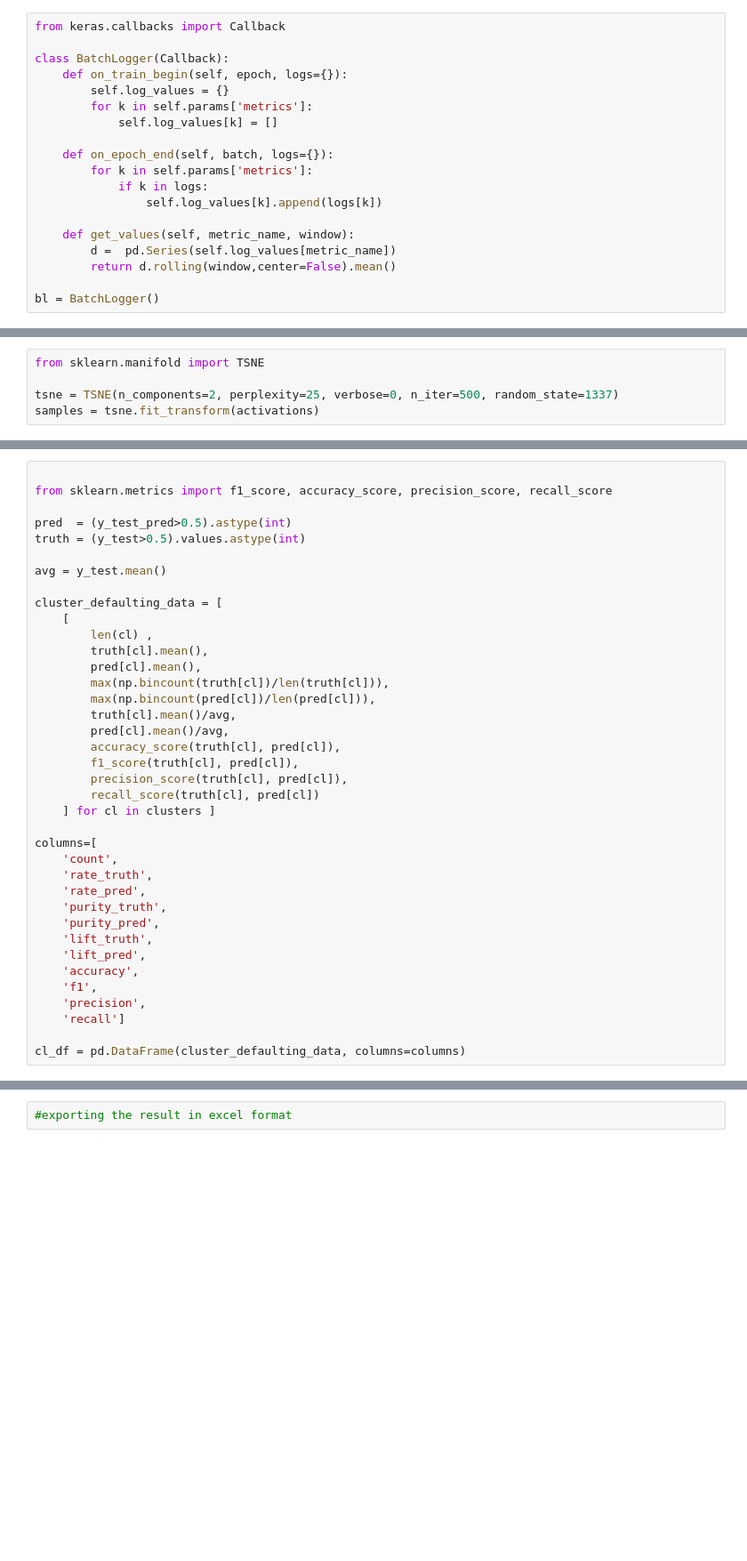
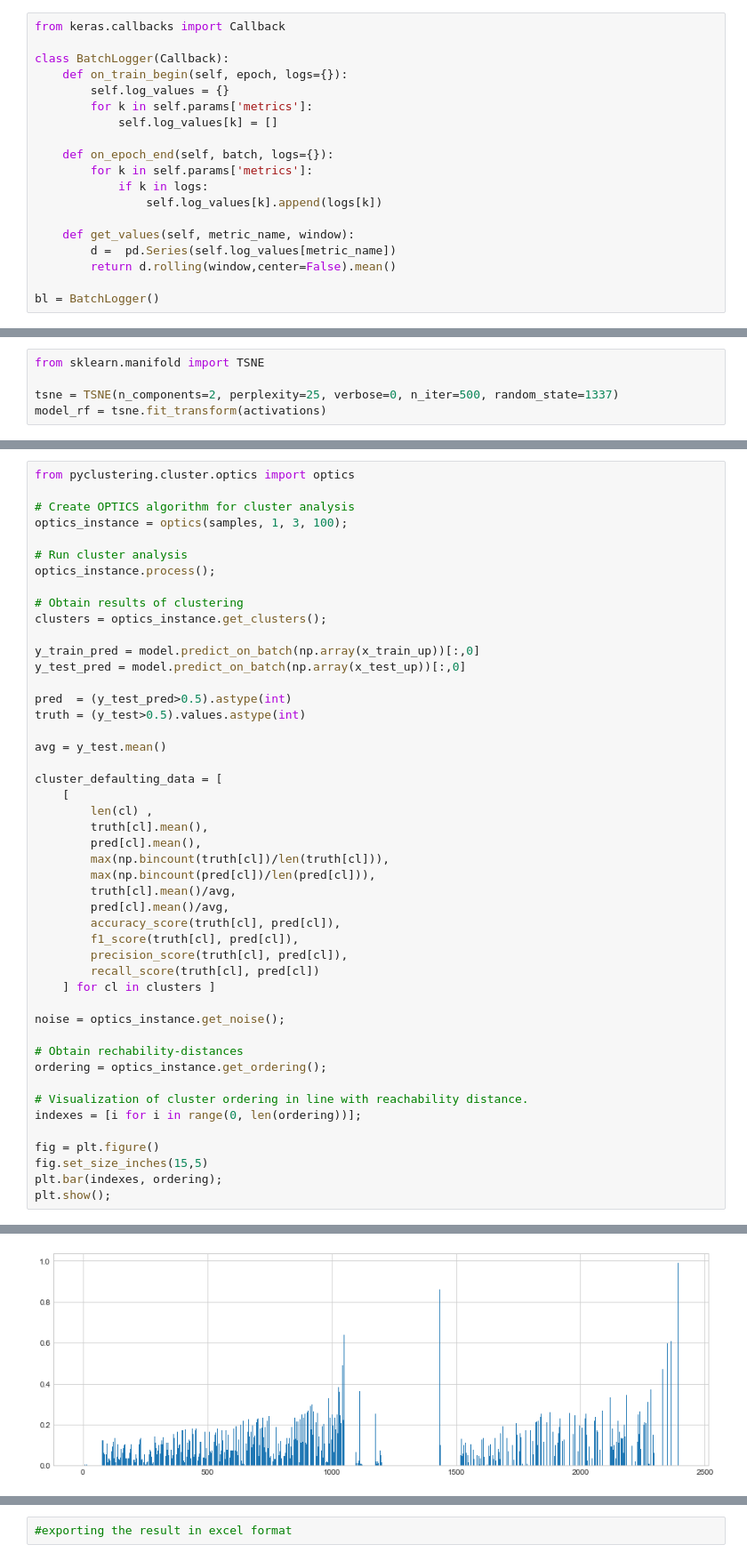
Before and after one commit to innovator-arjun/Credit-Card-AL-ML-Analytics, a Jupyter notebook: Credit Card Farud ML-AI-Python_Analytics.ipynb, the cells around one changed output, grey strips where cells are left out. Shown at 89% size. Drawn from its saved outputs; the diff is of its cells as text; blank space fills up the shorter version.

```diff
--- a/Credit Card Farud ML-AI-Python_Analytics.ipynb
+++ b/Credit Card Farud ML-AI-Python_Analytics.ipynb
@@ -1228,4 +1236,4 @@ activations = model2.predict_on_batch(np.array(x_test_up))
 from sklearn.manifold import TSNE
 
 tsne = TSNE(n_components=2, perplexity=25, verbose=0, n_iter=500, random_state=1337)
-samples = tsne.fit_transform(activations)
+model_rf = tsne.fit_transform(activations)
@@ -1232,6 +1250,17 @@ samples = tsne.fit_transform(activations)
 # %%
+from pyclustering.cluster.optics import optics
 
-from sklearn.metrics import f1_score, accuracy_score, precision_score, recall_score
+# Create OPTICS algorithm for cluster analysis
+optics_instance = optics(samples, 1, 3, 100);
+
+# Run cluster analysis
+optics_instance.process();
+
+# Obtain results of clustering
+clusters = optics_instance.get_clusters();
+
+y_train_pred = model.predict_on_batch(np.array(x_train_up))[:,0]
+y_test_pred = model.predict_on_batch(np.array(x_test_up))[:,0]
 
 pred  = (y_test_pred>0.5).astype(int)
 truth = (y_test>0.5).values.astype(int)
@@ -1253,18 +1282,16 @@ cluster_defaulting_data = [
         recall_score(truth[cl], pred[cl])
     ] for cl in clusters ]
 
-columns=[
-    'count',
-    'rate_truth',
-    'rate_pred',
-    'purity_truth',
-    'purity_pred',
-    'lift_truth',
-    'lift_pred',
-    'accuracy',
-    'f1',
-    'precision',
-    'recall']
+noise = optics_instance.get_noise();
 
-cl_df = pd.DataFrame(cluster_defaulting_data, columns=columns)
+# Obtain rechability-distances
+ordering = optics_instance.get_ordering();
+
+# Visualization of cluster ordering in line with reachability distance.
+indexes = [i for i in range(0, len(ordering))];
+
+fig = plt.figure()
+fig.set_size_inches(15,5)
+plt.bar(indexes, ordering);
+plt.show();
 # %% [output]
@@ -1271,0 +1298 @@ NameError: name 'clusters' is not defined
+[figure, added]
```
Also changed, not shown: parts of 17 cells of this notebook.
